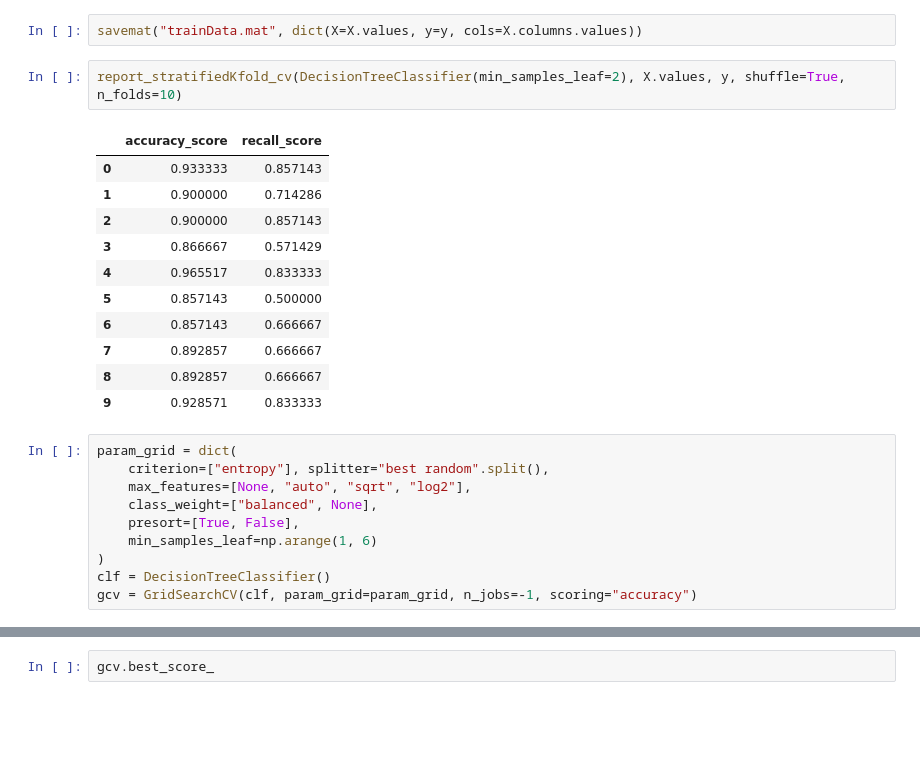
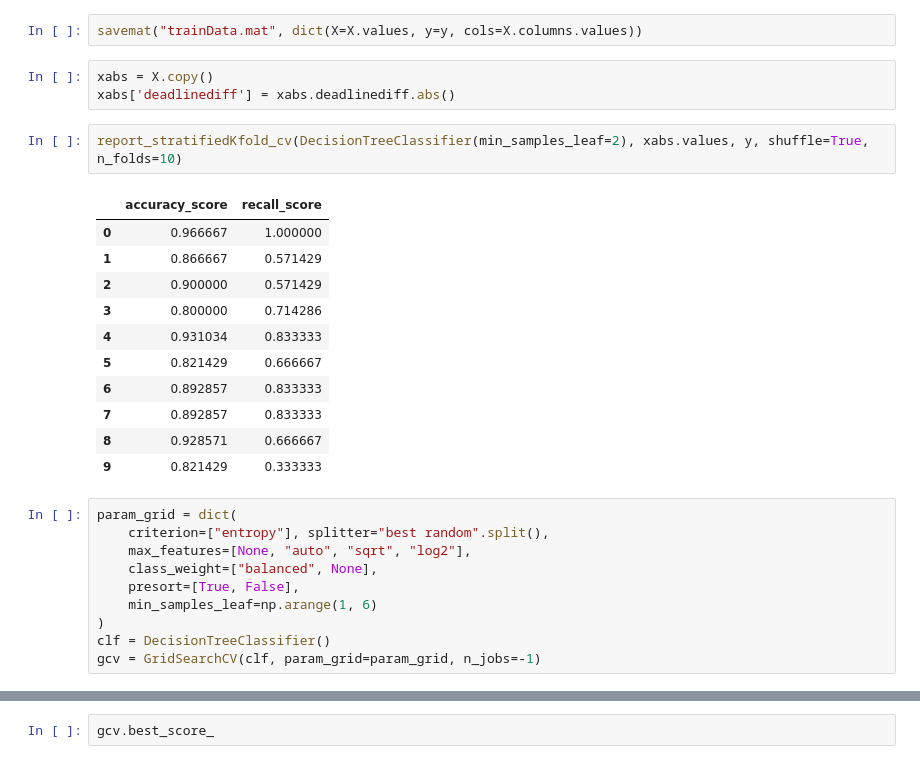
Before and after one commit to motherbox/sentinel, a Jupyter notebook: scripts/explanation.ipynb, the cells around one changed output, grey strips where cells are left out. Saved outputs shown, nothing was run; the diff lists cells and outputs as text; blank space fills up the shorter version.

```diff
--- a/scripts/explanation.ipynb
+++ b/scripts/explanation.ipynb
@@ -29,20 +29,23 @@ X = pd.concat(feats, axis=1)
 y = df['selected'].astype(int).values
 # %%
 savemat("trainData.mat", dict(X=X.values, y=y, cols=X.columns.values))
+# %%
+xabs = X.copy()
+xabs['deadlinediff'] = xabs.deadlinediff.abs()
 # %%
-report_stratifiedKfold_cv(DecisionTreeClassifier(min_samples_leaf=2), X.values, y, shuffle=True, n_folds=10)
+report_stratifiedKfold_cv(DecisionTreeClassifier(min_samples_leaf=2), xabs.values, y, shuffle=True, n_folds=10)
 # %% [output]
 |  | accuracy_score | recall_score |
-| 0 | 0.933333 | 0.857143 |
-| 1 | 0.900000 | 0.714286 |
-| 2 | 0.900000 | 0.857143 |
-| 3 | 0.866667 | 0.571429 |
-| 4 | 0.965517 | 0.833333 |
-| 5 | 0.857143 | 0.500000 |
-| 6 | 0.857143 | 0.666667 |
-| 7 | 0.892857 | 0.666667 |
-| 8 | 0.892857 | 0.666667 |
-| 9 | 0.928571 | 0.833333 |
+| 0 | 0.966667 | 1.000000 |
+| 1 | 0.866667 | 0.571429 |
+| 2 | 0.900000 | 0.571429 |
+| 3 | 0.800000 | 0.714286 |
+| 4 | 0.931034 | 0.833333 |
+| 5 | 0.821429 | 0.666667 |
+| 6 | 0.892857 | 0.833333 |
+| 7 | 0.892857 | 0.833333 |
+| 8 | 0.928571 | 0.666667 |
+| 9 | 0.821429 | 0.333333 |
 # %%
 param_grid = dict(
     criterion=["entropy"], splitter="best random".split(),
@@ -52,7 +55,7 @@ param_grid = dict(
     min_samples_leaf=np.arange(1, 6)
 )
 clf = DecisionTreeClassifier()
-gcv = GridSearchCV(clf, param_grid=param_grid, n_jobs=-1, scoring="accuracy")
+gcv = GridSearchCV(clf, param_grid=param_grid, n_jobs=-1)
 # %%
 gcv.fit(X.values, y)
 # %% [output]
```
Also changed, not shown: parts of 15 cells of this notebook, 4 other files.
